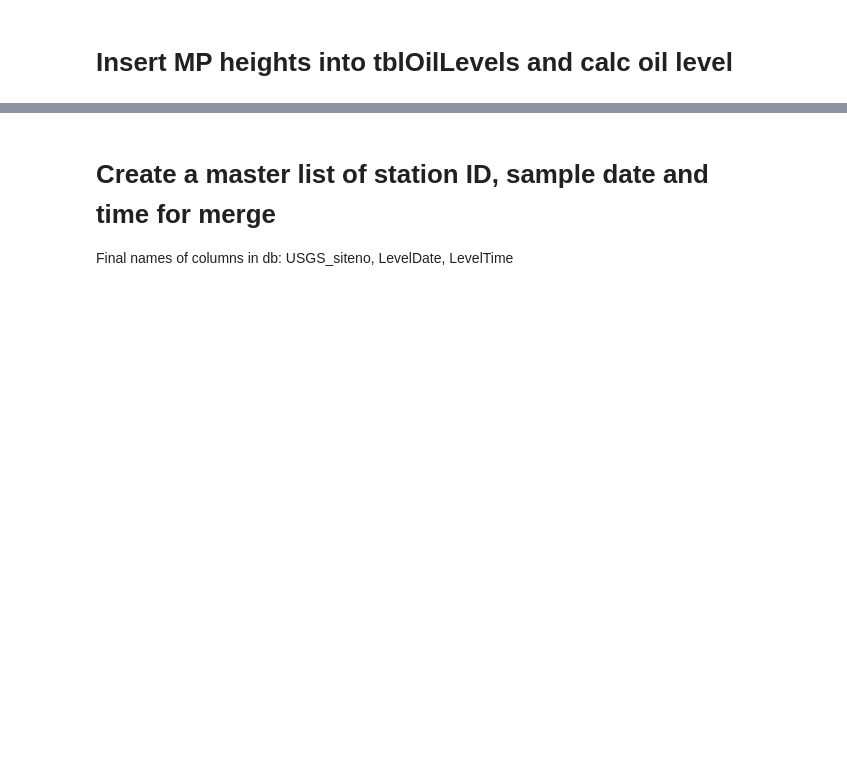
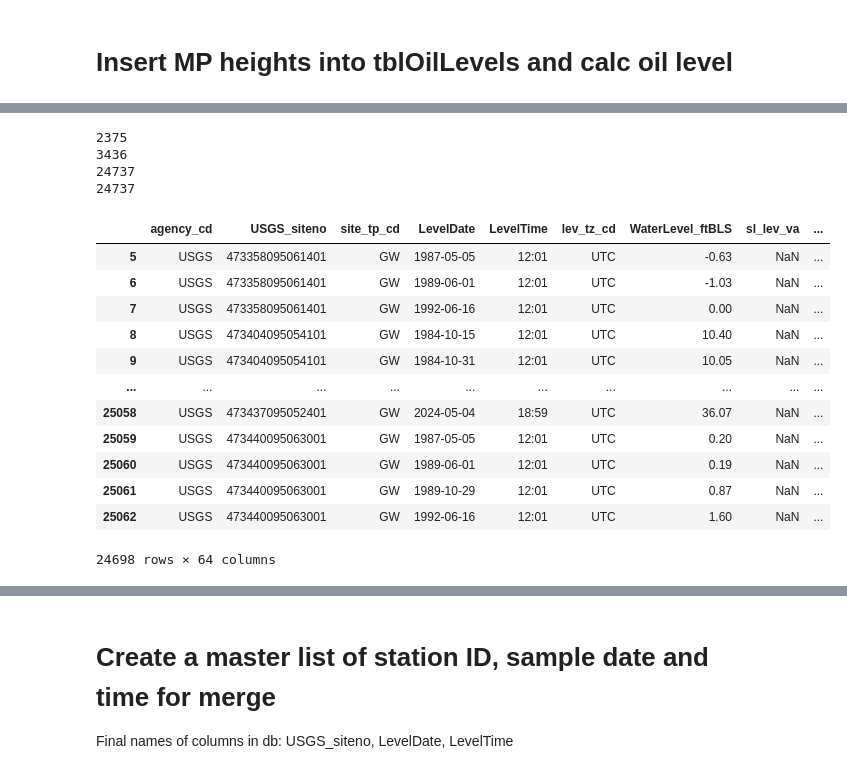
Before and after one commit to BojanMilinic/bemidji, a Jupyter notebook: 03_master_oil_water_level.ipynb, the cells around one changed output, grey strips where cells are left out. Drawn from its saved outputs; the diff is of its cells as text; code cells hidden in the pictures; blank space fills up the shorter version.

```diff
--- a/03_master_oil_water_level.ipynb
+++ b/03_master_oil_water_level.ipynb
@@ -749,0 +872,40 @@ tblOilLevels8['OilLevelDate'] = tblOilLevels8['OilLevelDate'].dt.strftime('%Y-%m
+# %%
+# r 390 merge info from bmj3 with master site-date-time list
+out_MasterWaterOilLevels2 = pd.merge(out_MasterWaterOilLevels, bmj3_tmp, how='left', left_on='USGS_siteno', right_on='GWSI_USGS_siteno')
+# check how many water table wells in tblwells
+print(sum(tblWells['WaterTableWell'] == 'Y'))
+
+# r 418: calculate water level elevations and rename columns appropriately
+out_MasterWaterOilLevels2 = out_MasterWaterOilLevels2.rename(columns={'lev_va': 'WaterLevel_ftBLS'})
+out_MasterWaterOilLevels2['WaterLevel_ftASL_NAVD88'] = out_MasterWaterOilLevels2['GWSI_LandSurfaceAltitude_ftASL_NAVD88'] - out_MasterWaterOilLevels2['WaterLevel_ftBLS']
+out_MasterWaterOilLevels2['WaterLevel_mASL_NAVD88'] = round(out_MasterWaterOilLevels2['WaterLevel_ftASL_NAVD88'] * 0.3048, 3)
+
+# r 425 merge with oil levels
+# first convert columns to be the same data types and same date format
+out_MasterWaterOilLevels2['LevelDate'] = pd.to_datetime(out_MasterWaterOilLevels2['LevelDate']).dt.strftime('%Y-%m-%d')
+
+# r 418: calculate water level elevations and rename columns appropriately
+out_MasterWaterOilLevels2 = out_MasterWaterOilLevels2.rename(columns={'lev_va': 'WaterLevel_ftBLS'})
+out_MasterWaterOilLevels2['WaterLevel_ftASL_NAVD88'] = out_MasterWaterOilLevels2['GWSI_LandSurfaceAltitude_ftASL_NAVD88'] - out_MasterWaterOilLevels2['WaterLevel_ftBLS']
+out_MasterWaterOilLevels2['WaterLevel_mASL_NAVD88'] = round(out_MasterWaterOilLevels2['WaterLevel_ftASL_NAVD88'] * 0.3048, 3)
+
+print(out_MasterWaterOilLevels2.Comments_FluidLevelMethod_oil.unique())
+
+# r 435 merge the fluid level method columns
+out_MasterWaterOilLevels2.loc[out_MasterWaterOilLevels2['Comments_FluidLevelMethod_WL'].isna() & ~out_MasterWaterOilLevels2['Comments_FluidLevelMethod_oil'].isna(),'Comments_FluidLevelMethod_WL'] = \
+ out_MasterWaterOilLevels2.loc[out_MasterWaterOilLevels2['Comments_FluidLevelMethod_WL'].isna() & ~out_MasterWaterOilLevels2['Comments_FluidLevelMethod_oil'].isna(),'Comments_FluidLevelMethod_oil']
+print(out_MasterWaterOilLevels2.Comments_FluidLevelMethod_WL.unique())
+# r 440 delete oil fulid level comments column and rename the water fluid level method column
+out_MasterWaterOilLevels2['Comments_FluidLevelMethod'] = out_MasterWaterOilLevels2['Comments_FluidLevelMethod_WL']
+out_MasterWaterOilLevels2.drop('Comments_FluidLevelMethod_oil', axis=1, inplace=True)
+print(out_MasterWaterOilLevels2.Comments_FluidLevelMethod.unique())
+
+# r 452 calculate oil level elevations
+out_MasterWaterOilLevels2['OilLevel_ftASL_NAVD88'] = out_MasterWaterOilLevels2['GWSI_LandSurfaceAltitude_ftASL_NAVD88'] - out_MasterWaterOilLevels2['OilLevel_ftBLS']
+out_MasterWaterOilLevels2['OilLevel_mASL_NAVD88'] = out_MasterWaterOilLevels2['OilLevel_ftASL_NAVD88'].mul(0.3048).round(3)
+# trying new way to achieve same column...
+out_MasterWaterOilLevels2['OilLevel_ftASL_NAVD88_v2'] = out_MasterWaterOilLevels2.apply(lambda x: x['GWSI_LandSurfaceAltitude_ftASL_NAVD88'] - x['OilLevel_ftBLS'], axis=1)
+
+# r 459 calculate oil thicknesses, using the most raw measurements
+out_MasterWaterOilLevels2['OilThickness_ft'] = round(out_MasterWaterOilLevels2['WaterLevel_ftBLS'] - out_MasterWaterOilLevels2['OilLevel_ftBLS'], 2)
+out_MasterWaterOilLevels2['OilThickness_m'] = round(out_MasterWaterOilLevels2['OilThickness_ft'] * 0.3048, 3)
@@ -749,0 +976,36 @@ tblOilLevels8['OilLevelDate'] = tblOilLevels8['OilLevelDate'].dt.strftime('%Y-%m
+# %%
+# INSPECT more checks for oil thickness calcs
+
+# number of thickness values
+print(out_MasterWaterOilLevels2[~out_MasterWaterOilLevels2['OilThickness_ft'].isna()]['OilThickness_ft'].count())
+
+# number of oil level values
+print(out_MasterWaterOilLevels2[~out_MasterWaterOilLevels2['OilLevel_ftBLS'].isna()]['OilLevel_ftBLS'].count())
+
+# number of water levels
+print(out_MasterWaterOilLevels2[~out_MasterWaterOilLevels2['WaterLevel_ftBLS'].isna()]['WaterLevel_ftBLS'].count())
+print(dfwl2[~dfwl2['lev_va'].isna()]['lev_va'].count())
+# %% [output]
+2375
+3436
+24737
+24737
+# %%
+# INSPECT
+# check count of each column and inspect which rows have valid values
+out_MasterWaterOilLevels2.count()
+out_MasterWaterOilLevels2[~out_MasterWaterOilLevels2['Comments_WaterLevelStatus'].isna()] # not many rows available for this column
+# %% [output]
+|  | agency_cd | USGS_siteno | site_tp_cd | LevelDate | LevelTime | lev_tz_cd | WaterLevel_ftBLS | sl_lev_va | ... |
+| 5 | USGS | 473358095061401 | GW | 1987-05-05 | 12:01 | UTC | -0.63 | NaN | ... |
+| 6 | USGS | 473358095061401 | GW | 1989-06-01 | 12:01 | UTC | -1.03 | NaN | ... |
+| 7 | USGS | 473358095061401 | GW | 1992-06-16 | 12:01 | UTC | 0.00 | NaN | ... |
+| 8 | USGS | 473404095054101 | GW | 1984-10-15 | 12:01 | UTC | 10.40 | NaN | ... |
+| 9 | USGS | 473404095054101 | GW | 1984-10-31 | 12:01 | UTC | 10.05 | NaN | ... |
+| ... | ... | ... | ... | ... | ... | ... | ... | ... | ... |
+| 25058 | USGS | 473437095052401 | GW | 2024-05-04 | 18:59 | UTC | 36.07 | NaN | ... |
+| 25059 | USGS | 473440095063001 | GW | 1987-05-05 | 12:01 | UTC | 0.20 | NaN | ... |
+| 25060 | USGS | 473440095063001 | GW | 1989-06-01 | 12:01 | UTC | 0.19 | NaN | ... |
+| 25061 | USGS | 473440095063001 | GW | 1989-10-29 | 12:01 | UTC | 0.87 | NaN | ... |
+| 25062 | USGS | 473440095063001 | GW | 1992-06-16 | 12:01 | UTC | 1.60 | NaN | ... |
+24698 rows × 64 columns
```
Also changed, not shown: parts of 38 cells of this notebook.
